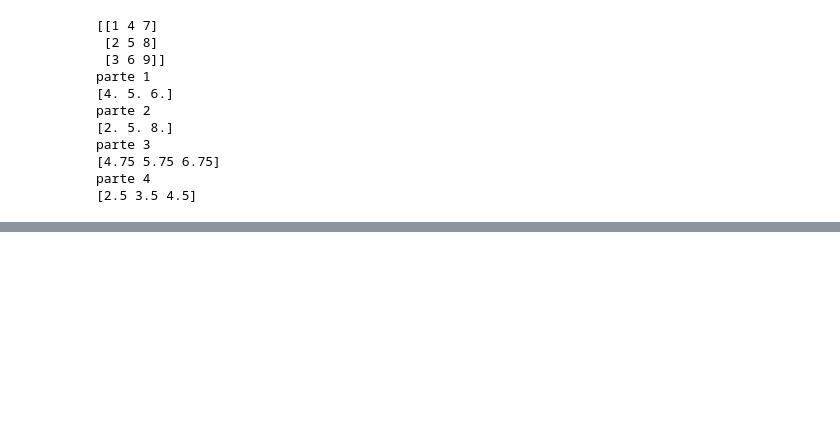
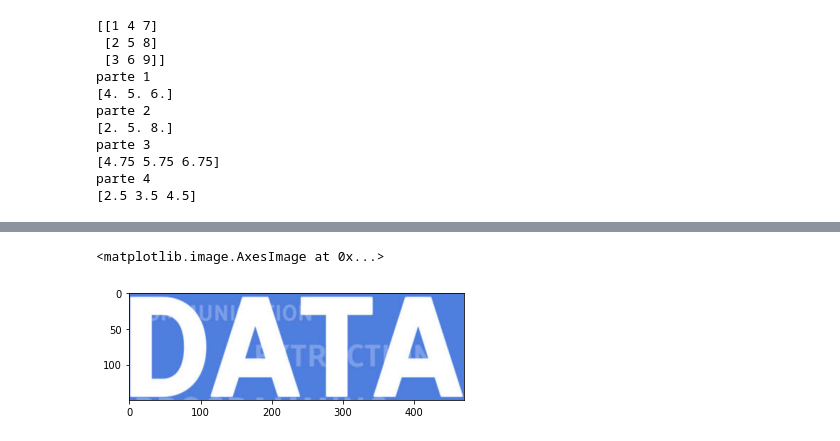
Before and after one commit to johnlex07/Datascience300, a Jupyter notebook: Talleres/ejercicio1(24_11_2021).ipynb, the cells around one changed output, grey strips where cells are left out. Saved outputs shown, nothing was run; the diff lists cells and outputs as text; code cells hidden in the pictures; blank space fills up the shorter version.

```diff
--- a/Talleres/ejercicio1(24_11_2021).ipynb
+++ b/Talleres/ejercicio1(24_11_2021).ipynb
@@ -132,0 +177,5 @@ parte 4
+# %%
+plt.imshow(photo[185:335, 150:620]) # Recortar
+# %% [output]
+<matplotlib.image.AxesImage at 0x...>
+[figure, added]
```
Also changed, not shown: parts of 11 cells of this notebook.
